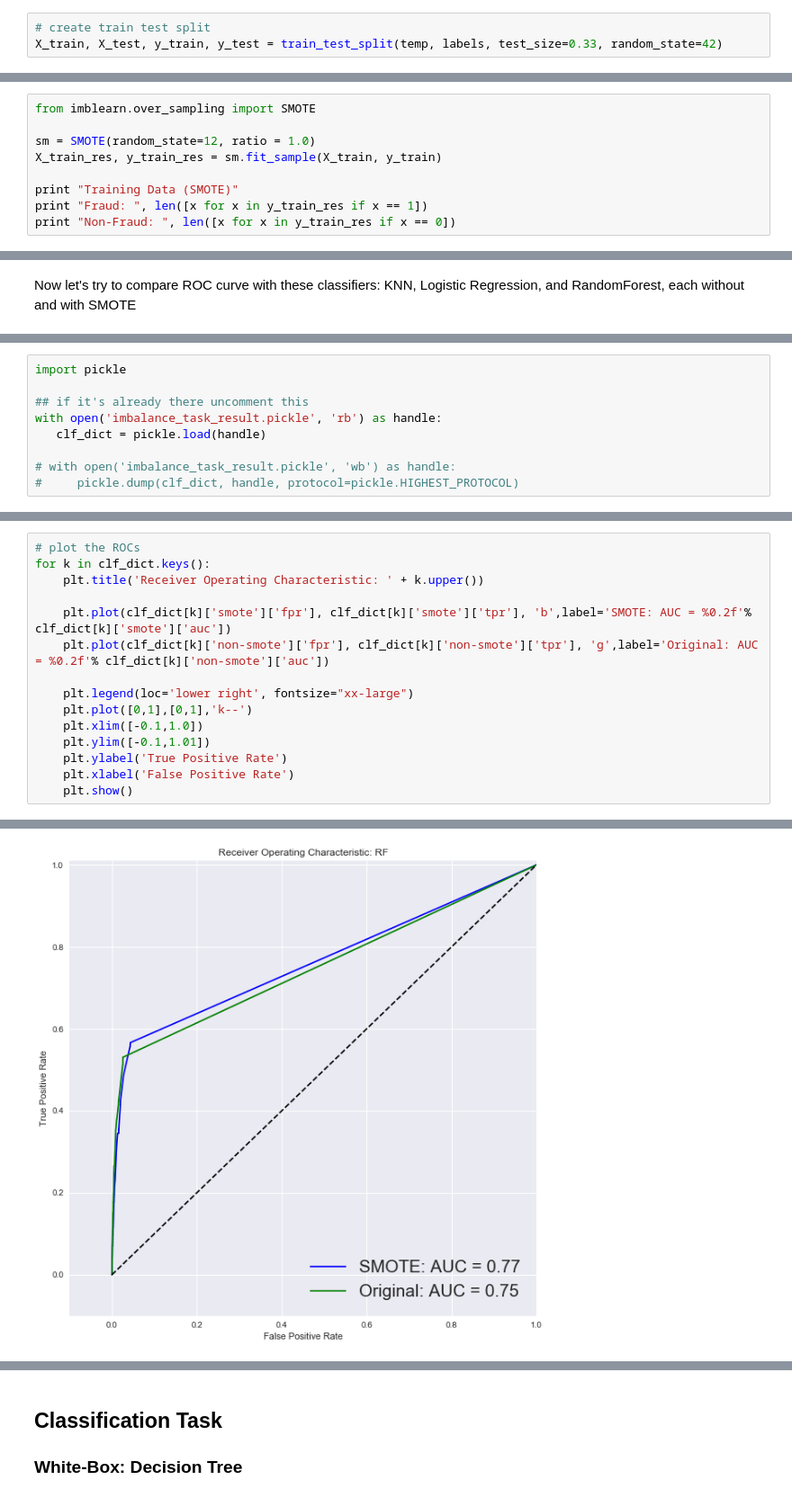
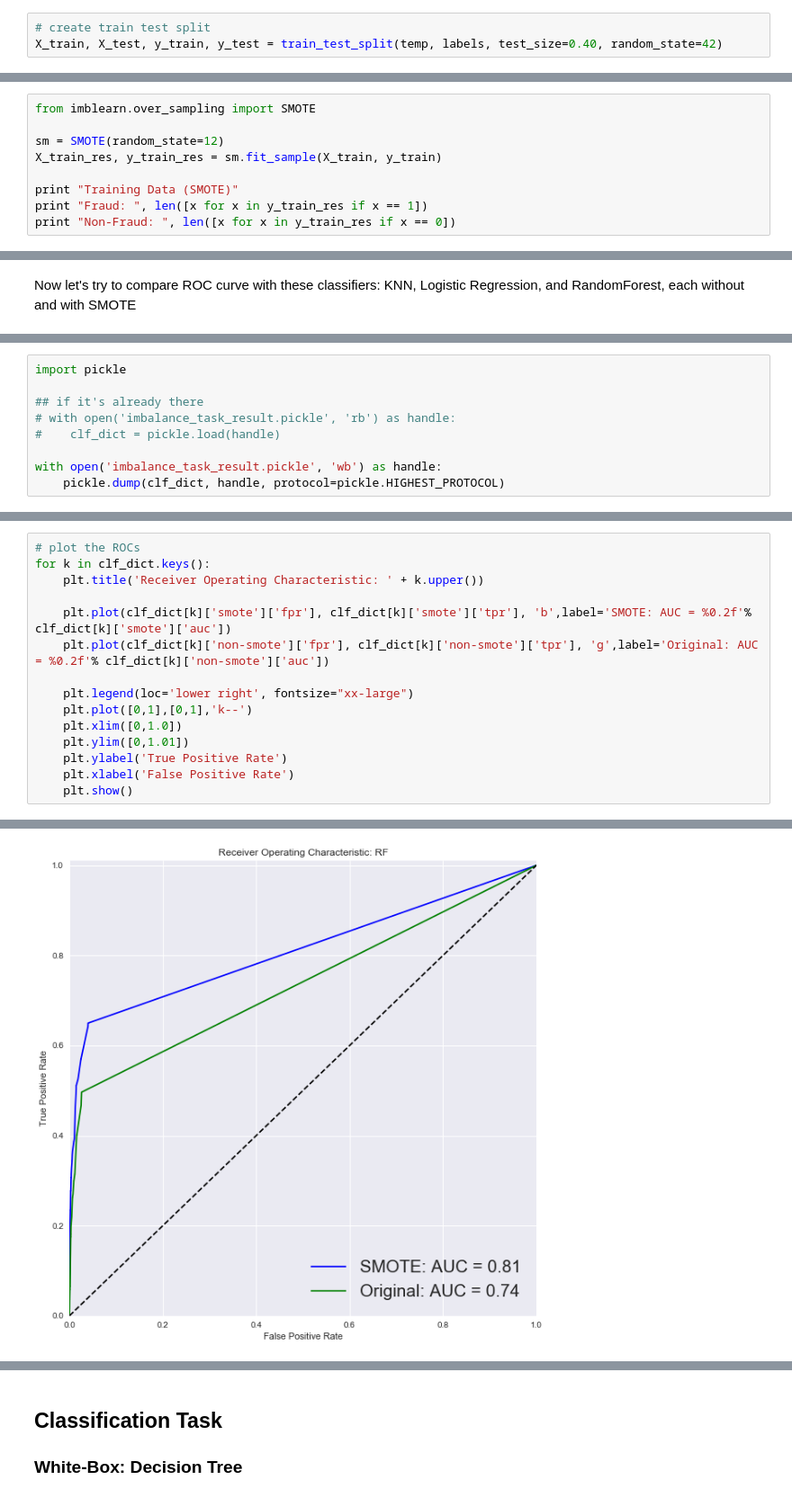
Before and after one commit to enreina/cs4035-lab, a Jupyter notebook: lab1/fraud_detection.ipynb, the cells around one changed output, grey strips where cells are left out. Shown at 90% size. Saved outputs shown, nothing was run; the diff lists cells and outputs as text.

```diff
--- a/lab1/fraud_detection.ipynb
+++ b/lab1/fraud_detection.ipynb
@@ -388,7 +412,7 @@ len(feature_names)
 159
 # %%
 # create train test split
-X_train, X_test, y_train, y_test = train_test_split(temp, labels, test_size=0.33, random_state=42)
+X_train, X_test, y_train, y_test = train_test_split(temp, labels, test_size=0.40, random_state=42)
 # %%
 print "Training Data"
 print "Fraud: ", len([x for x in y_train if x == 1])
@@ -431,7 +455,7 @@ Ha! Accuracy of **99%** but recall of **2.6%** >:D Let's try it out with SMOTE
 # %%
 from imblearn.over_sampling import SMOTE
 
-sm = SMOTE(random_state=12, ratio = 1.0)
+sm = SMOTE(random_state=12)
 X_train_res, y_train_res = sm.fit_sample(X_train, y_train)
 
 print "Training Data (SMOTE)"
@@ -530,10 +564,10 @@ KeyboardInterrupt:
 # %%
 import pickle
 
-## if it's already there uncomment this
-with open('imbalance_task_result.pickle', 'rb') as handle:
-   clf_dict = pickle.load(handle)
+## if it's already there
+# with open('imbalance_task_result.pickle', 'rb') as handle:
+#    clf_dict = pickle.load(handle)
 
-# with open('imbalance_task_result.pickle', 'wb') as handle:
-#     pickle.dump(clf_dict, handle, protocol=pickle.HIGHEST_PROTOCOL)
+with open('imbalance_task_result.pickle', 'wb') as handle:
+    pickle.dump(clf_dict, handle, protocol=pickle.HIGHEST_PROTOCOL)
 # %%
@@ -548,8 +600,8 @@ for k in clf_dict.keys():
 
     plt.legend(loc='lower right', fontsize="xx-large")
     plt.plot([0,1],[0,1],'k--')
-    plt.xlim([-0.1,1.0])
-    plt.ylim([-0.1,1.01])
+    plt.xlim([0,1.0])
+    plt.ylim([0,1.01])
     plt.ylabel('True Positive Rate')
     plt.xlabel('False Positive Rate')
     plt.show()
@@ -558 +610 @@ for k in clf_dict.keys():
-[figure, old version]
+[figure, new version]
```
Also changed, not shown: parts of 13 cells of this notebook, 2 other files.
